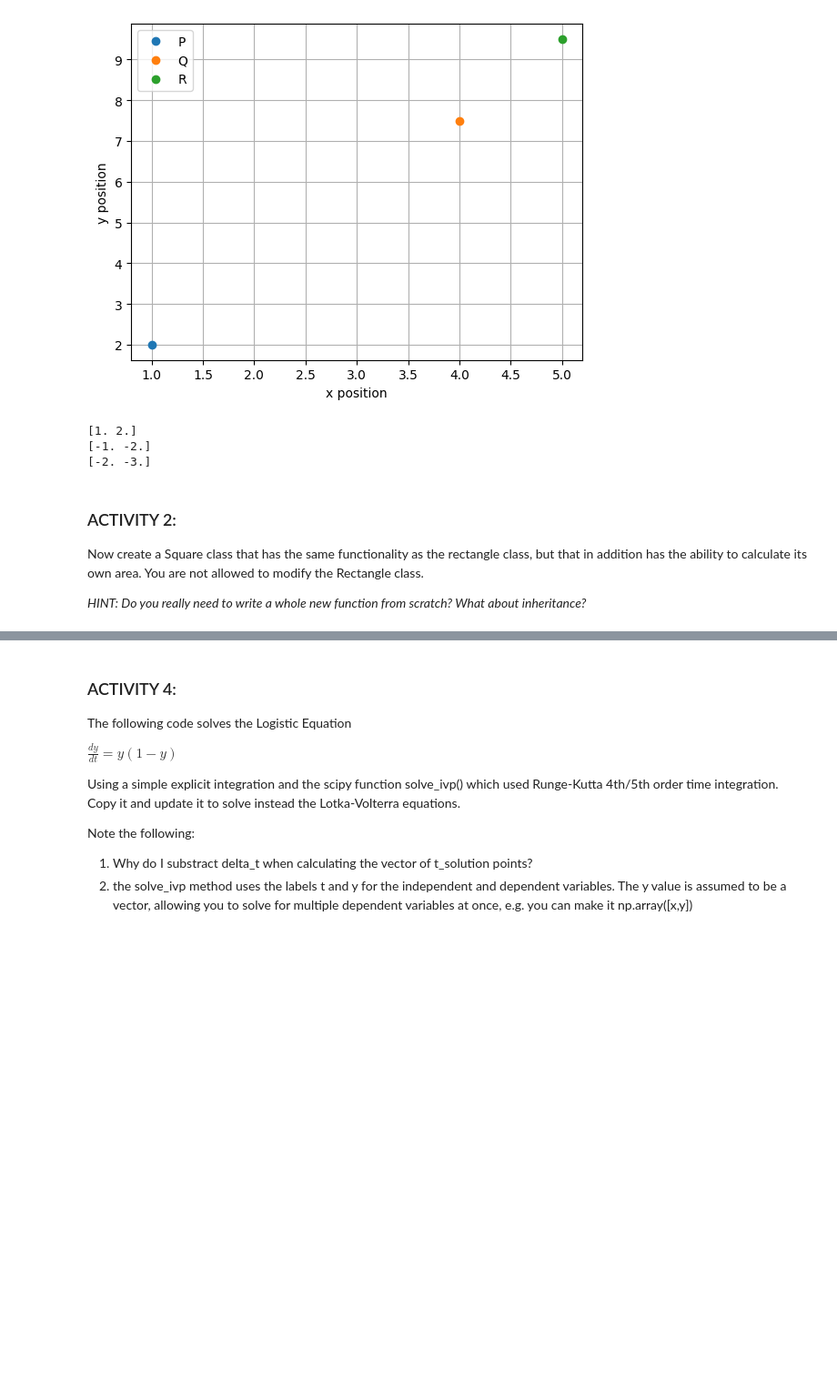
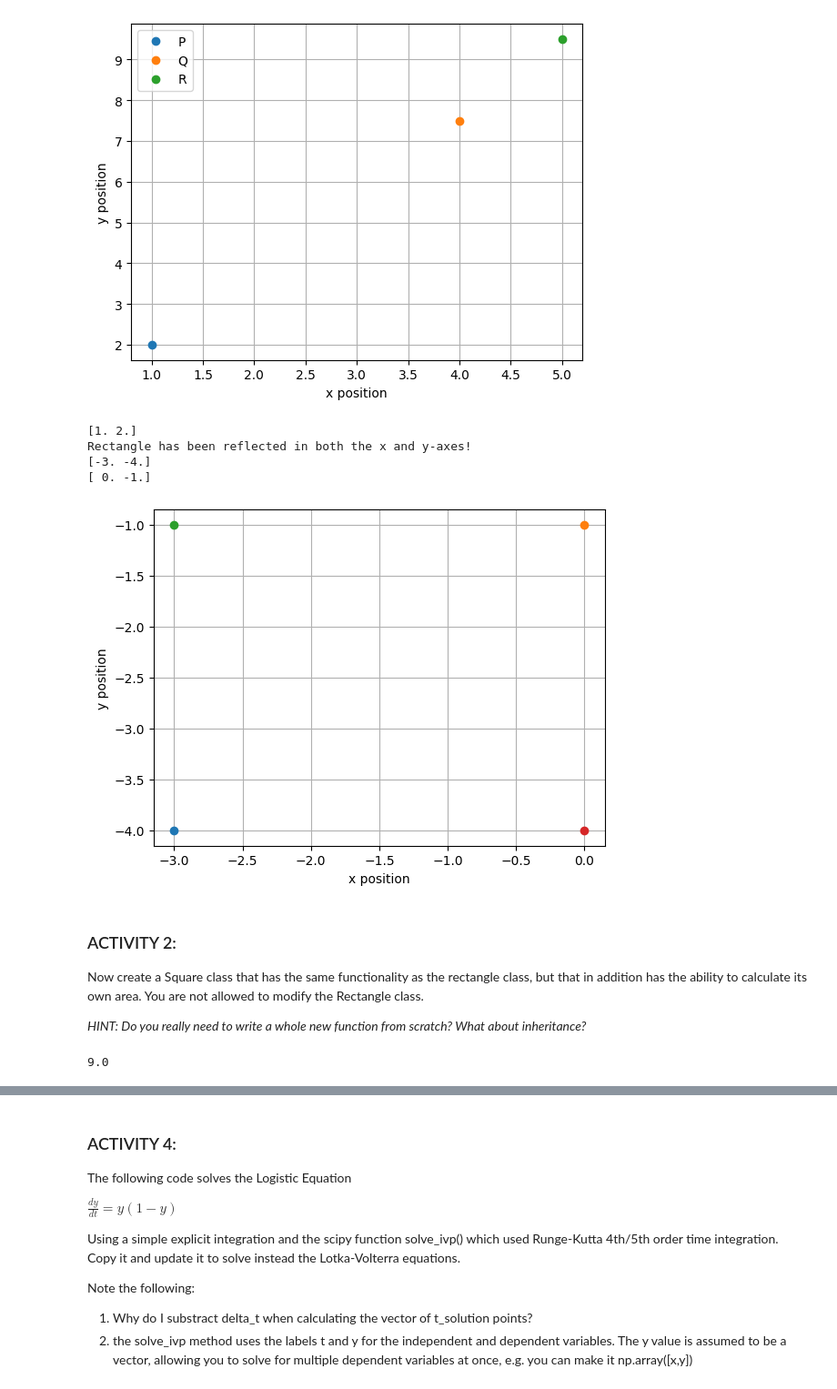
Before and after one commit to KAClough/TopicsInSciComp, a Jupyter notebook: Notebooks/Week3_LabExercises.ipynb, the cells around one changed output, grey strips where cells are left out. Shown at 91% size. Cells and saved outputs as stored; diff of their text form; code cells hidden in the pictures; blank space fills up the shorter version.

```diff
--- a/Notebooks/Week3_LabExercises.ipynb
+++ b/Notebooks/Week3_LabExercises.ipynb
@@ -162,14 +186,23 @@ class Rectangle:
 # %%
 new_rect = Rectangle([1.0, 2.0], [3.0, 4.0])
 print(new_rect.bottom_left)
 new_rect.reflect_rectangle()
 print(new_rect.bottom_left)
 new_rect.grow_rectangle(1.0, 1.0, 'bottom_left')
 print(new_rect.top_right)
+
+plt.plot()
+plt.grid()
+plt.xlabel("x position")
+plt.ylabel("y position")
+ax = plt.gcf().gca()
+new_rect.plot_rectangle(ax)
 # %% [output]
 [1. 2.]
-[-1. -2.]
-[-2. -3.]
+Rectangle has been reflected in both the x and y-axes!
+[-3. -4.]
+[ 0. -1.]
+[figure, added]
 # %% [markdown]
 ### ACTIVITY 2:
 
@@ -183,3 +232,8 @@ _HINT: Do you really need to write a whole new function from scratch? What about
+# %%
+new_sq = Square([1, 1], 3)
+print(new_sq.calculate_area())
+# %% [output]
+9.0
 # %% [markdown]
 ### ACTIVITY 3:
 
```
Also changed, not shown: parts of 9 cells of this notebook.
